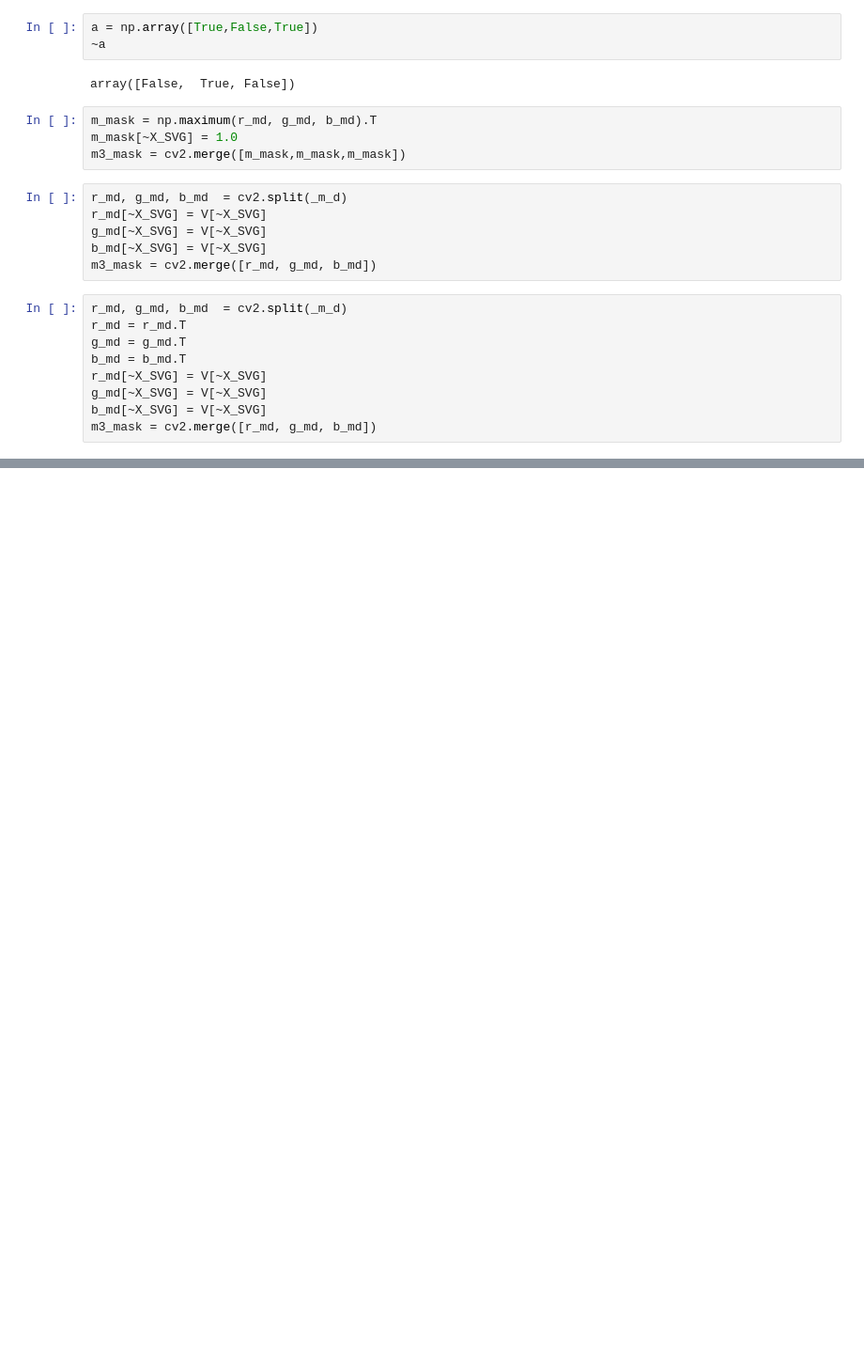
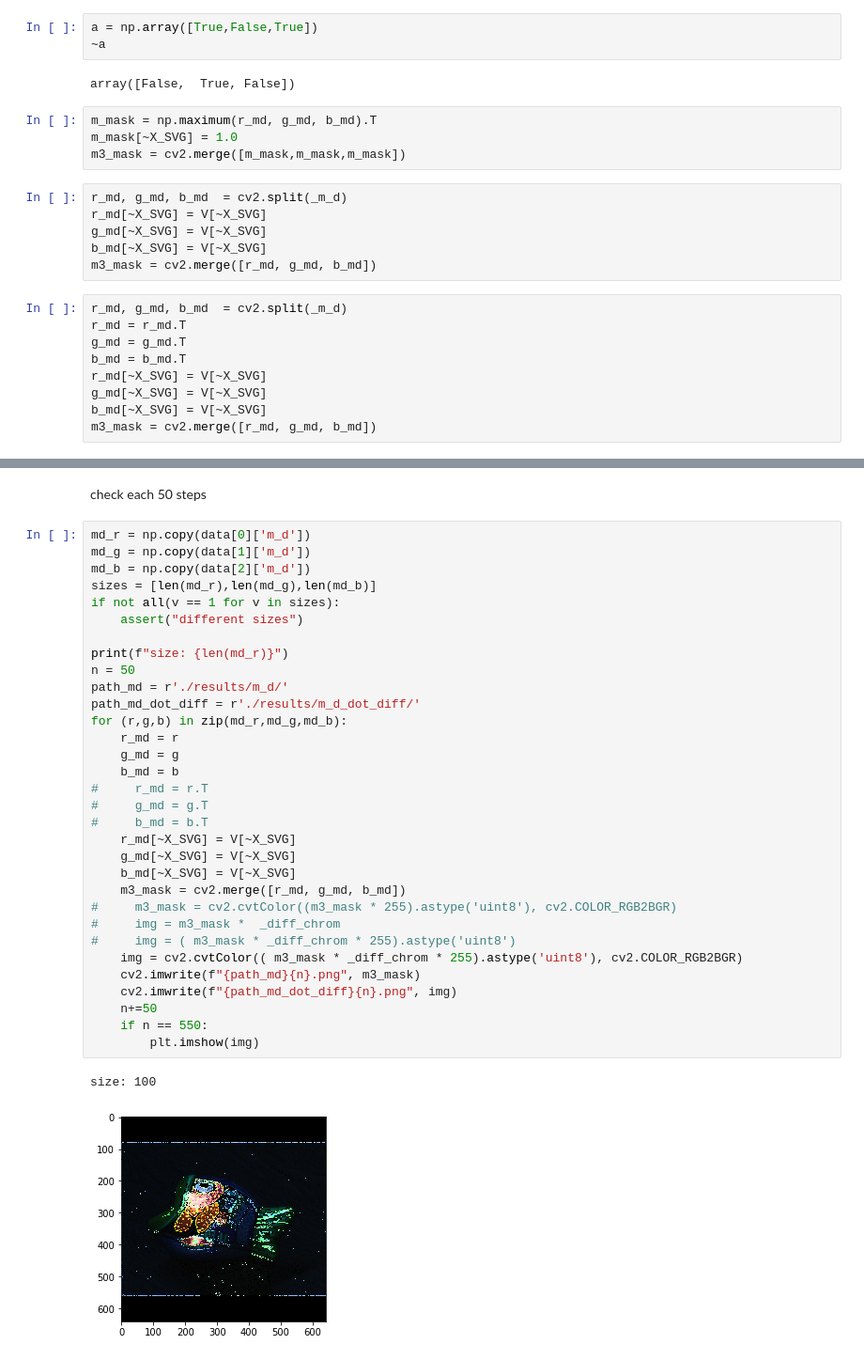
Before and after one commit to NikolaiSviridov/Specular-Highlight-Removal, a Jupyter notebook: single_image/Artusi_A_et_al/python/clean.ipynb, the cells around one changed output, grey strips where cells are left out. Shown at 94% size. Drawn from its saved outputs; the diff is of its cells as text; blank space fills up the shorter version.

```diff
--- a/single_image/Artusi_A_et_al/python/clean.ipynb
+++ b/single_image/Artusi_A_et_al/python/clean.ipynb
@@ -445,0 +511,37 @@ plt.imshow(i)
+# %% [markdown]
+check each 50 steps
+# %%
+md_r = np.copy(data[0]['m_d'])
+md_g = np.copy(data[1]['m_d'])
+md_b = np.copy(data[2]['m_d'])
+sizes = [len(md_r),len(md_g),len(md_b)]
+if not all(v == 1 for v in sizes):
+    assert("different sizes")
+
+print(f"size: {len(md_r)}")
+n = 50
+path_md = r'./results/m_d/'
+path_md_dot_diff = r'./results/m_d_dot_diff/'
+for (r,g,b) in zip(md_r,md_g,md_b):
+    r_md = r
+    g_md = g
+    b_md = b
+#     r_md = r.T
+#     g_md = g.T
+#     b_md = b.T
+    r_md[~X_SVG] = V[~X_SVG]
+    g_md[~X_SVG] = V[~X_SVG]
+    b_md[~X_SVG] = V[~X_SVG]
+    m3_mask = cv2.merge([r_md, g_md, b_md])
+#     m3_mask = cv2.cvtColor((m3_mask * 255).astype('uint8'), cv2.COLOR_RGB2BGR)
+#     img = m3_mask *  _diff_chrom
+#     img = ( m3_mask * _diff_chrom * 255).astype('uint8')
+    img = cv2.cvtColor(( m3_mask * _diff_chrom * 255).astype('uint8'), cv2.COLOR_RGB2BGR)
+    cv2.imwrite(f"{path_md}{n}.png", m3_mask)
+    cv2.imwrite(f"{path_md_dot_diff}{n}.png", img)
+    n+=50
+    if n == 550:
+        plt.imshow(img)
+# %% [output]
+size: 100
+[figure, added]
```
Also changed, not shown: parts of 25 cells of this notebook, 1 other file.
